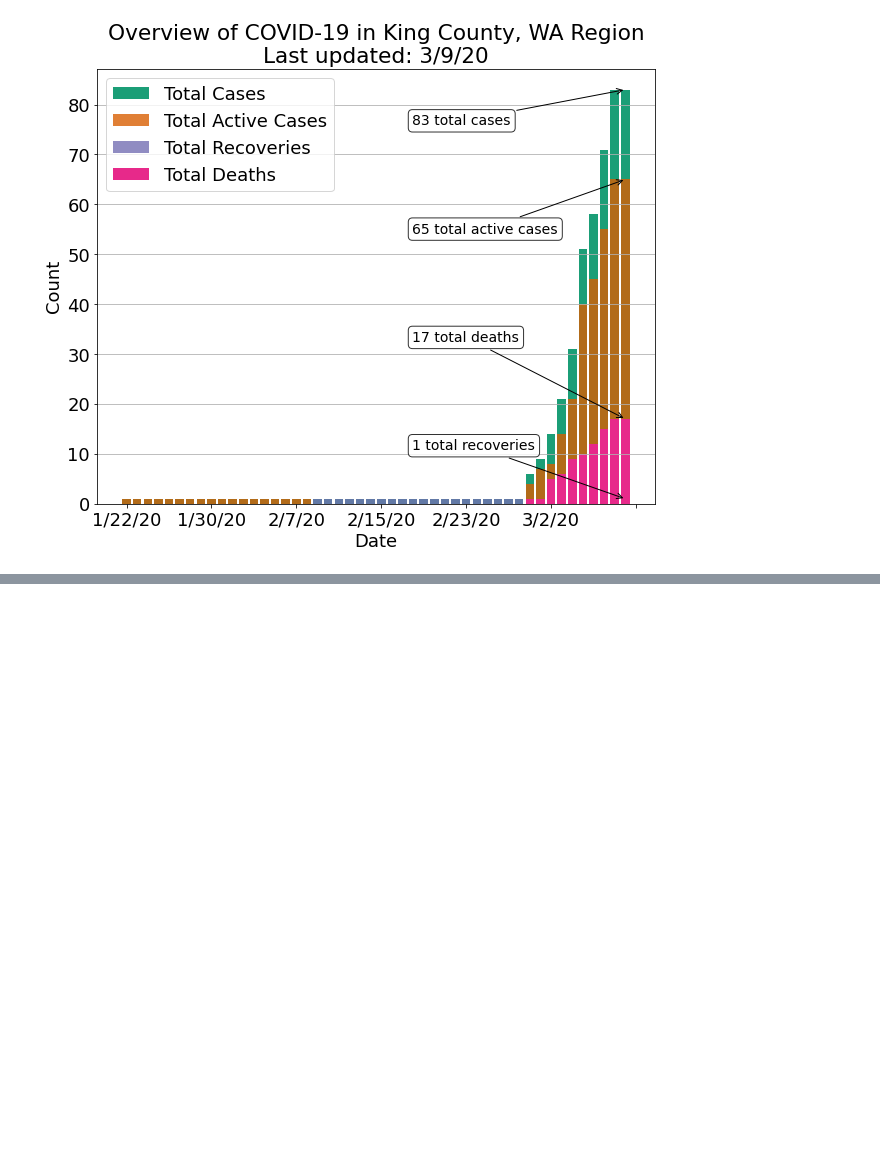
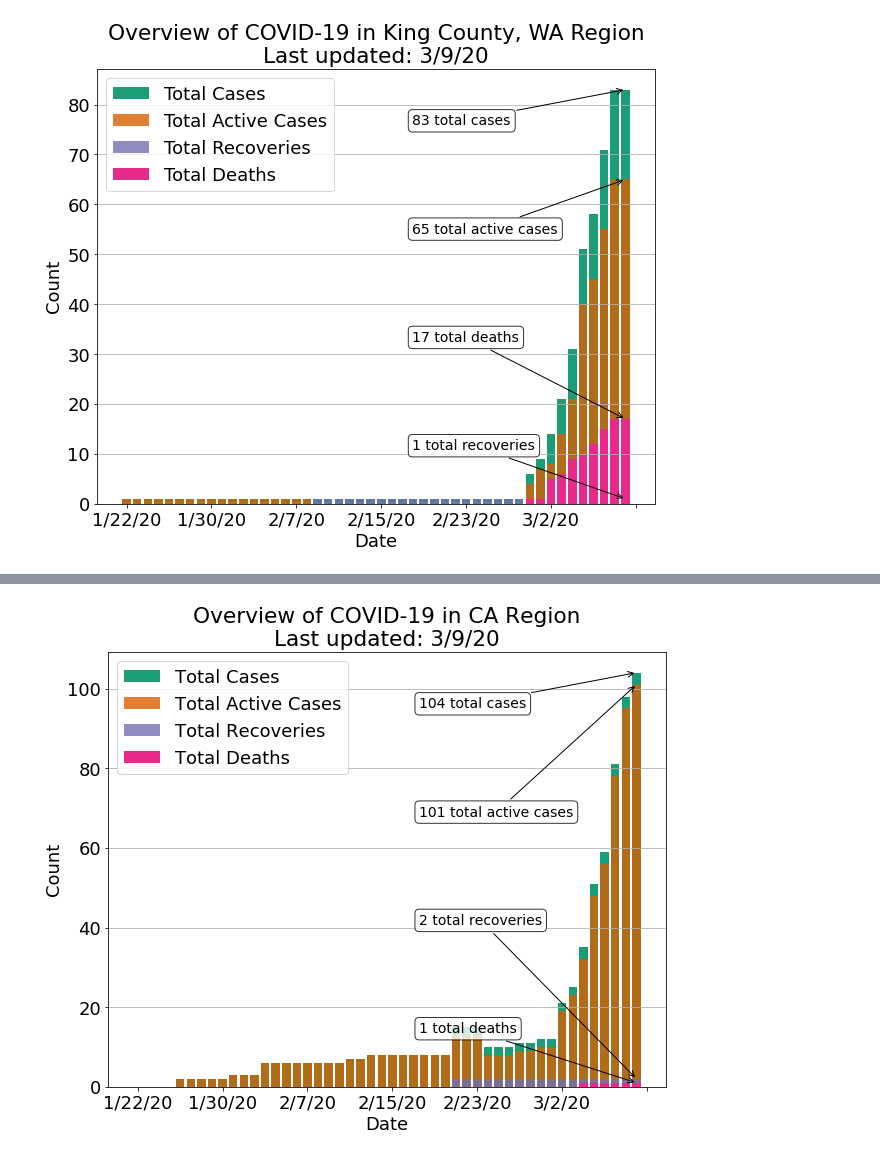
Before and after one commit to nrhinehart/COVID-19-pyvis, a Jupyter notebook: overview_plotting_example.ipynb, the cells around one changed output, grey strips where cells are left out. Cells and saved outputs as stored; diff of their text form; code cells hidden in the pictures; blank space fills up the shorter version.

```diff
--- a/overview_plotting_example.ipynb
+++ b/overview_plotting_example.ipynb
@@ -194,0 +218,4 @@ plot_counties(["Alameda County, CA"])
+# %%
+plot_states(["CA"])
+# %% [output]
+[figure, added]
```
Also changed, not shown: parts of 14 cells of this notebook, 1 other file.
